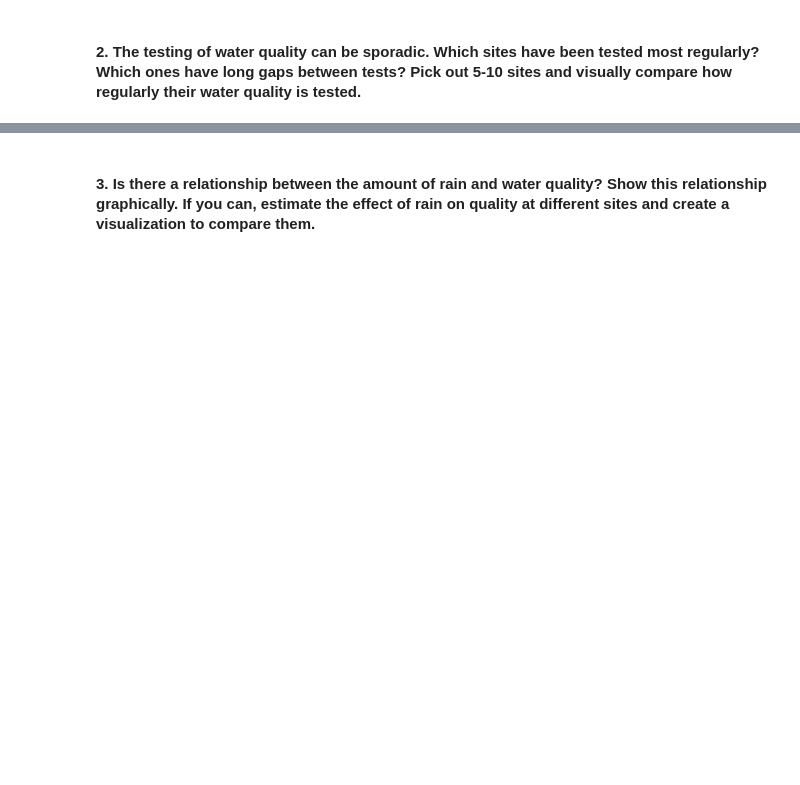
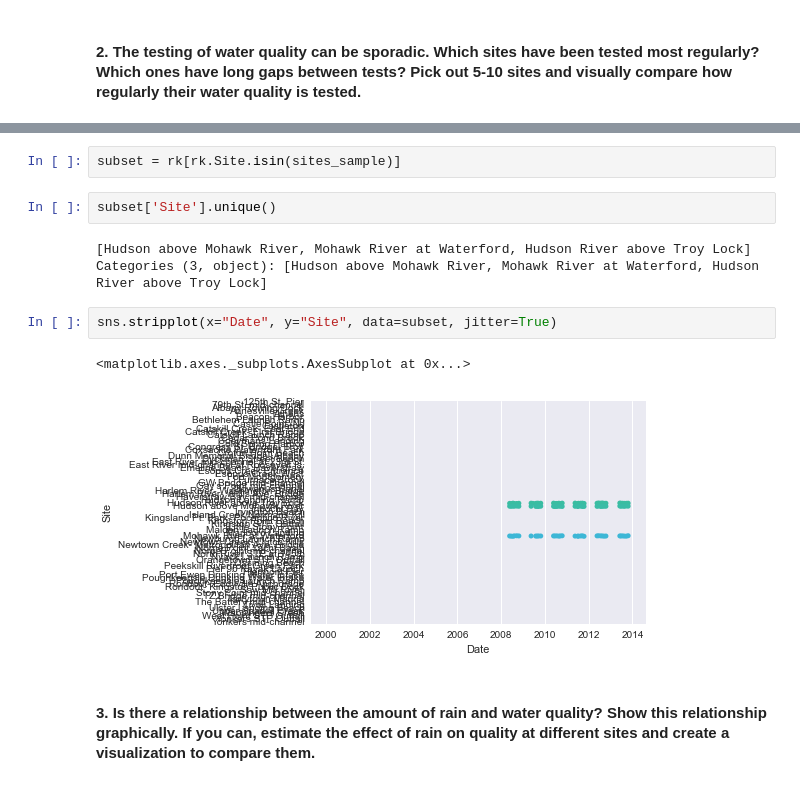
Before and after one commit to jhamski/IS608-DataVisualization-Assignments-Spring2016, a Jupyter notebook: Assignment 4/JamesHamski_assignment_4.ipynb, the cells around one changed output, grey strips where cells are left out. Saved outputs shown, nothing was run; the diff lists cells and outputs as text; blank space fills up the shorter version.

```diff
--- a/Assignment 4/JamesHamski_assignment_4.ipynb
+++ b/Assignment 4/JamesHamski_assignment_4.ipynb
@@ -94,2 +113,14 @@ sbs.violinplot(x='Site', y='EnteroCount', data=rk)
+# %%
+subset = rk[rk.Site.isin(sites_sample)]
+# %%
+subset['Site'].unique()
+# %% [output]
+[Hudson above Mohawk River, Mohawk River at Waterford, Hudson River above Troy Lock]
+Categories (3, object): [Hudson above Mohawk River, Mohawk River at Waterford, Hudson River above Troy Lock]
+# %%
+sns.stripplot(x="Date", y="Site", data=subset, jitter=True)
+# %% [output]
+<matplotlib.axes._subplots.AxesSubplot at 0x...>
+[figure, added]
 # %% [markdown]
 #### 3. Is there a relationship between the amount of rain and water quality?  Show this relationship graphically. If you can, estimate the effect of rain on quality at different sites and create a visualization to compare them.
```
Also changed, not shown: parts of 8 cells of this notebook.
